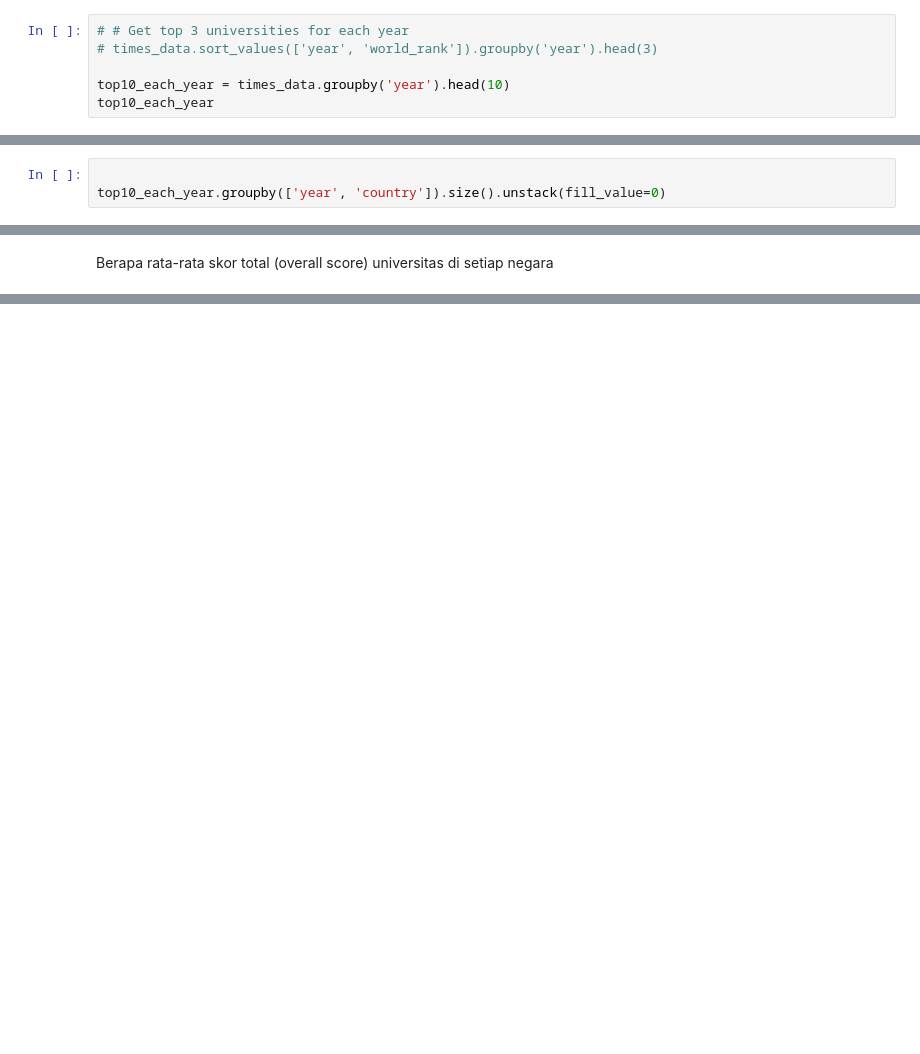
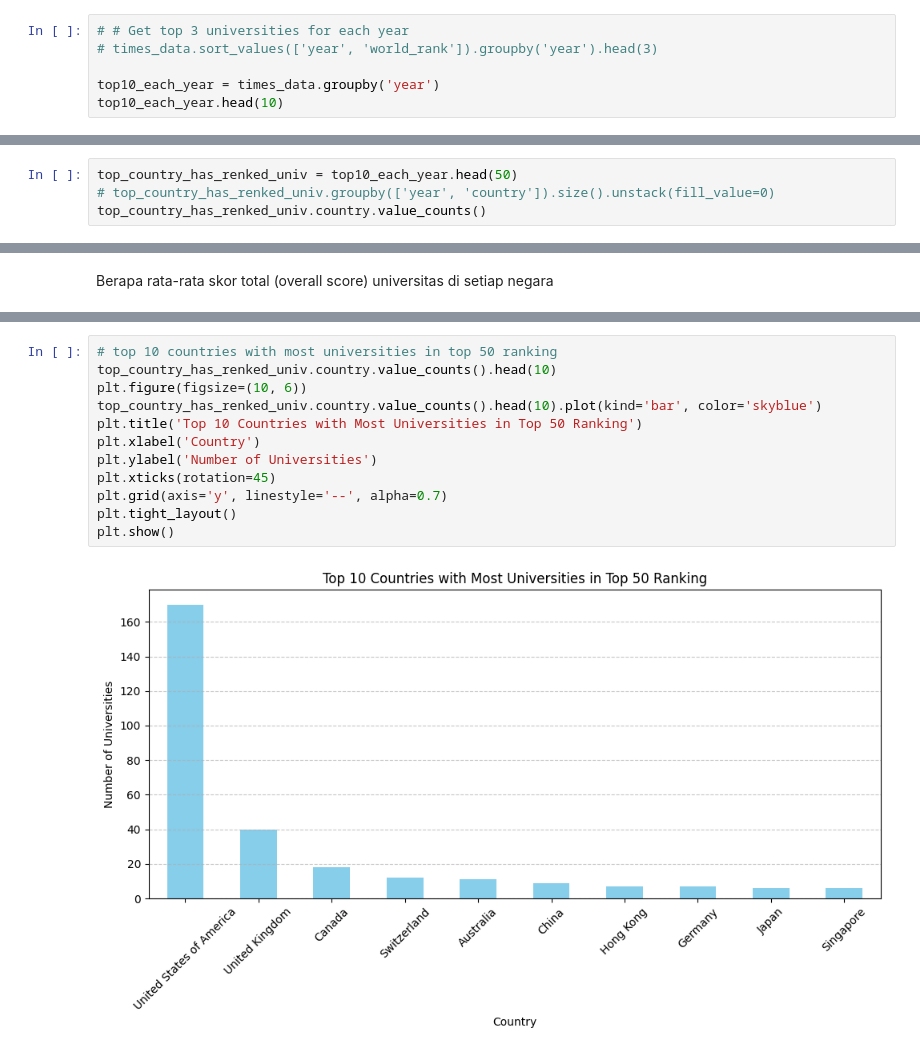
Before and after one commit to DavaIlham261/NLP-Practice-IMDB-Sentiment, a Jupyter notebook: app.ipynb, the cells around one changed output, grey strips where cells are left out. Drawn from its saved outputs; the diff is of its cells as text; blank space fills up the shorter version.

```diff
--- a/app.ipynb
+++ b/app.ipynb
@@ -52,8 +52,8 @@ Universitas mana yang menempati peringkat 10 teratas dunia?
 # # Get top 3 universities for each year
 # times_data.sort_values(['year', 'world_rank']).groupby('year').head(3)
 
-top10_each_year = times_data.groupby('year').head(10)
-top10_each_year
+top10_each_year = times_data.groupby('year')
+top10_each_year.head(10)
 # %% [output]
 |  | world_rank | year | university_name | country | teaching | international | research | citations | income | ... |
 | 0 | 1 | 2011 | Harvard University | United States of America | 99.7 | 72.4 | 98.7 | 98.8 | 34.5 | ... |
@@ -75,6 +75,7 @@ top10_each_year
 # %% [markdown]
 Negara mana yang memiliki jumlah universitas terbanyak yang masuk dalam ranking
 # %%
-
-top10_each_year.groupby(['year', 'country']).size().unstack(fill_value=0)
+top_country_has_renked_univ = top10_each_year.head(50)
+# top_country_has_renked_univ.groupby(['year', 'country']).size().unstack(fill_value=0)
+top_country_has_renked_univ.country.value_counts()
 # %% [output]
@@ -130,0 +150,14 @@ score.groupby(['country', 'year']).total_score.mean().unstack(fill_value=0).sort
+# %%
+# top 10 countries with most universities in top 50 ranking
+top_country_has_renked_univ.country.value_counts().head(10)
+plt.figure(figsize=(10, 6))
+top_country_has_renked_univ.country.value_counts().head(10).plot(kind='bar', color='skyblue')
+plt.title('Top 10 Countries with Most Universities in Top 50 Ranking')
+plt.xlabel('Country')
+plt.ylabel('Number of Universities')
+plt.xticks(rotation=45)
+plt.grid(axis='y', linestyle='--', alpha=0.7)
+plt.tight_layout()
+plt.show()
+# %% [output]
+[figure, added]
```
Also changed, not shown: parts of 3 cells of this notebook.
